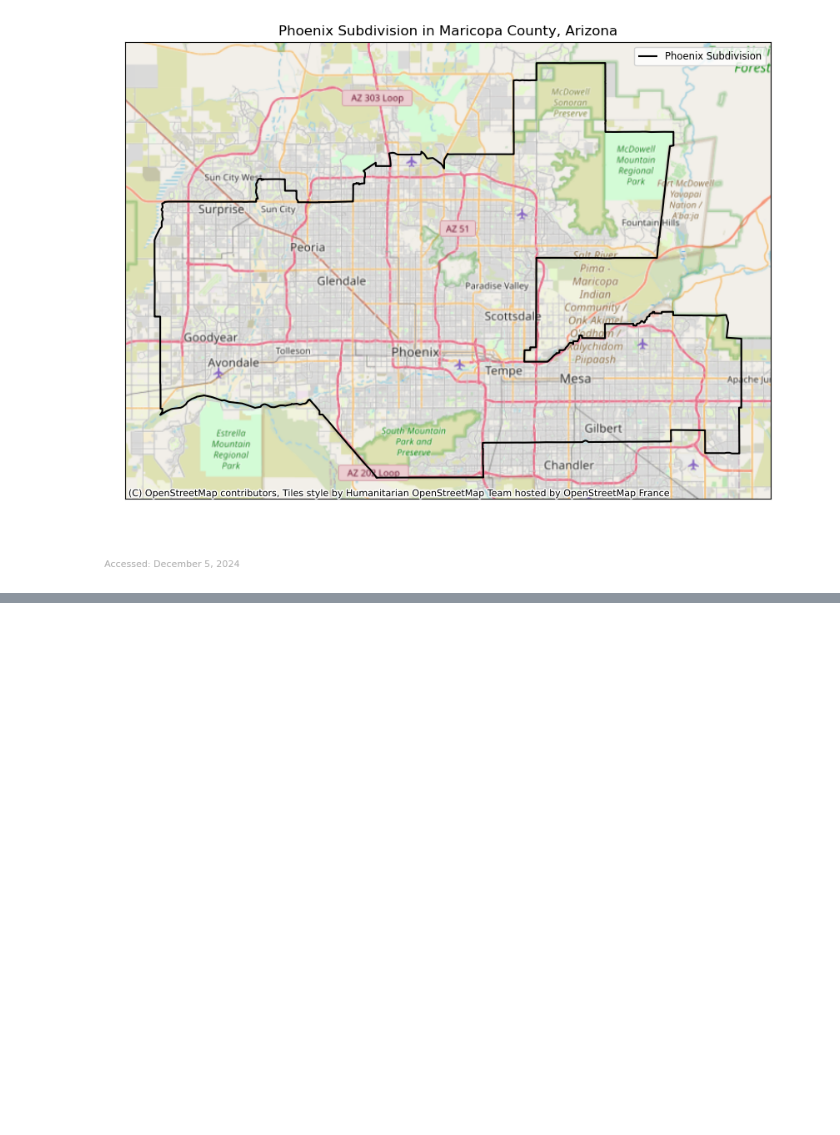
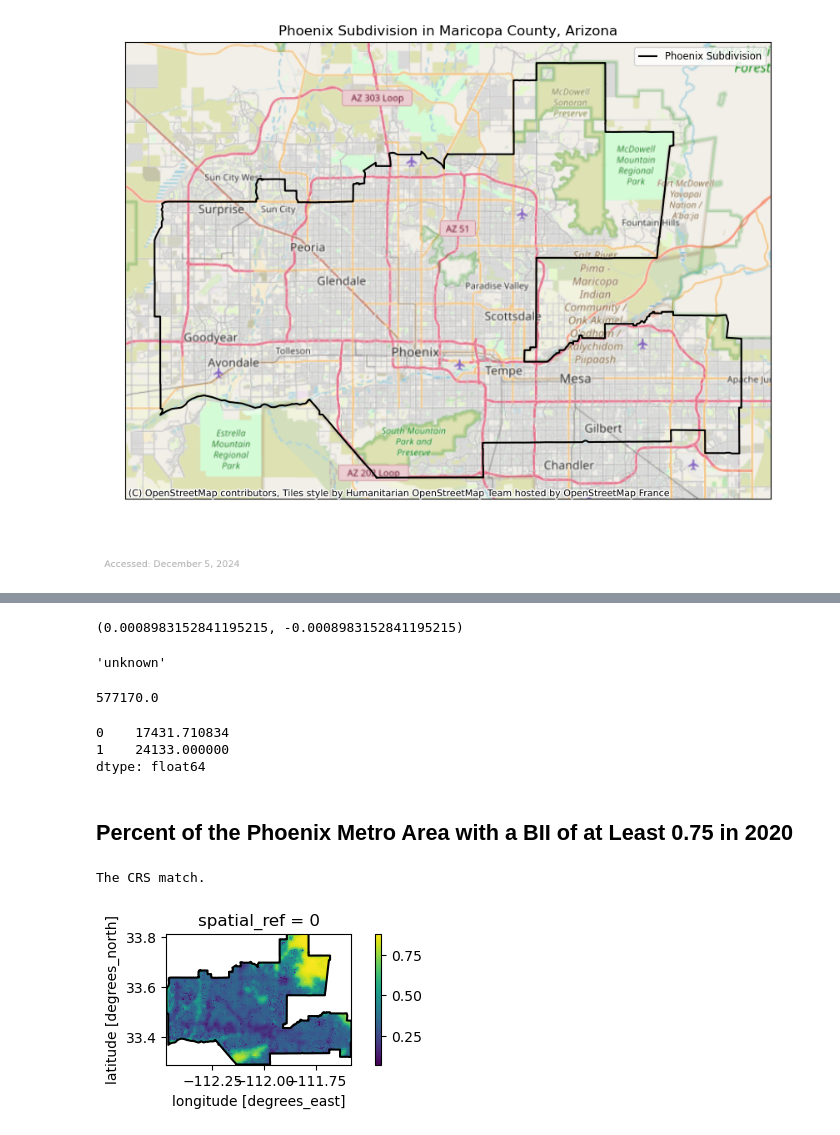
Before and after one commit to rfswick/EDS220-Final-Project, a Jupyter notebook: bii-changes-maricopa-county.ipynb, the cells around one changed output, grey strips where cells are left out. Drawn from its saved outputs; the diff is of its cells as text; code cells hidden in the pictures; blank space fills up the shorter version.

Commit message:
Update percent area bii

```diff
--- a/bii-changes-maricopa-county.ipynb
+++ b/bii-changes-maricopa-county.ipynb
@@ -310,0 +311,9 @@ plt.show()
+# %%
+# Confirm the CRS of the data match
+if phoenix_subdivision.crs == bii_17.rio.crs:
+    print("The CRS match.")
+else:
+    phoenix_subdivision = phoenix_subdivision.to_crs(bii_17.rio.crs)
+    print("The CRS match.")
+
+assert phoenix_subdivision.crs == bii_17.rio.crs
@@ -310,0 +322,4 @@ plt.show()
+# %%
+# Clip raster to Phoenix subdivision polygon
+clip_step_1 = bii_17.rio.clip_box(*phoenix_subdivision.total_bounds)
+phoenix_17_bii = clip_step_1.rio.clip(phoenix_subdivision.geometry)
@@ -310,0 +356,34 @@ plt.show()
+# %%
+bii_17.rio.resolution()
+# %% [output]
+(0.0008983152841195215, -0.0008983152841195215)
+# %%
+bii_17.rio.crs.linear_units
+# %% [output]
+'unknown'
+# %%
+# I want
+# Total number of pixels in the raster
+pix_counts[1].sum()
+# %% [output]
+577170.0
+# %%
+# Return the number of pixels that contain bii >= 0.75
+pix_counts[pix_counts[0] >= 0.75].sum()
+# %% [output]
+0    17431.710834
+1    24133.000000
+dtype: float64
+# %% [markdown]
+## Percent of the Phoenix Metro Area with a BII of at Least 0.75 in 2020
+# %%
+# Confirm the CRS of the data match
+if phoenix_subdivision.crs == bii_20.rio.crs:
+    print("The CRS match.")
+else:
+    phoenix_subdivision = phoenix_subdivision.to_crs(bii_20.rio.crs)
+    print("The CRS match.")
+
+assert phoenix_subdivision.crs == bii_20.rio.crs == bii_17.rio.crs
+# %% [output]
+The CRS match.
@@ -310,0 +394,14 @@ plt.show()
+# %%
+#
+bii_17_aspect_ratio = phoenix_17_bii.rio.width / phoenix_17_bii.rio.height  # Raster's aspect ratio
+fig, ax = plt.subplots(figsize=(6, bii_17_aspect_ratio))
+phoenix_17_bii.plot.imshow(ax=ax)
+phoenix_subdivision.geometry.boundary.plot(ax=ax,
+                                           color='black',
+                                           linewidth=1.5,
+                                           label="Phoenix Subdivision")
+
+
+plt.show()
+# %% [output]
+[figure, added]
```
Also changed, not shown: parts of 8 cells of this notebook.
